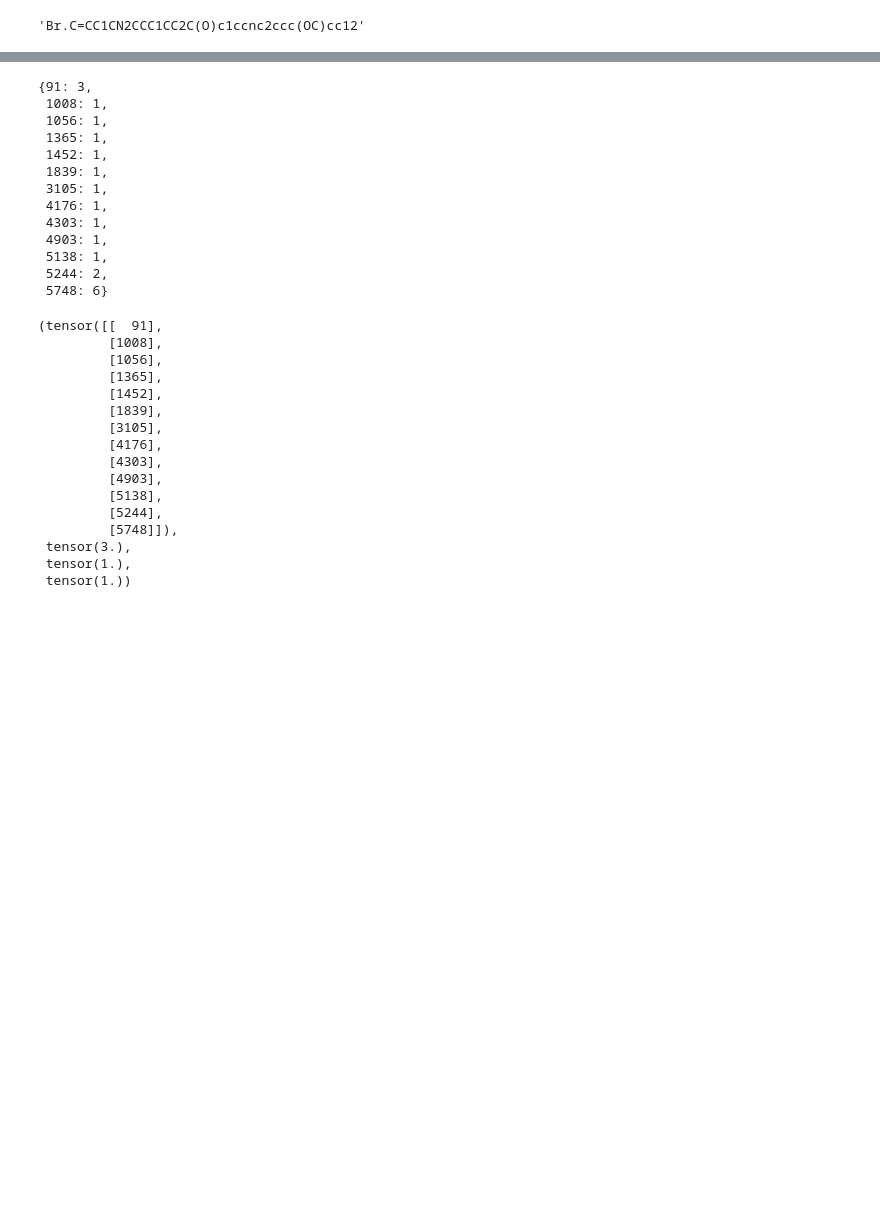
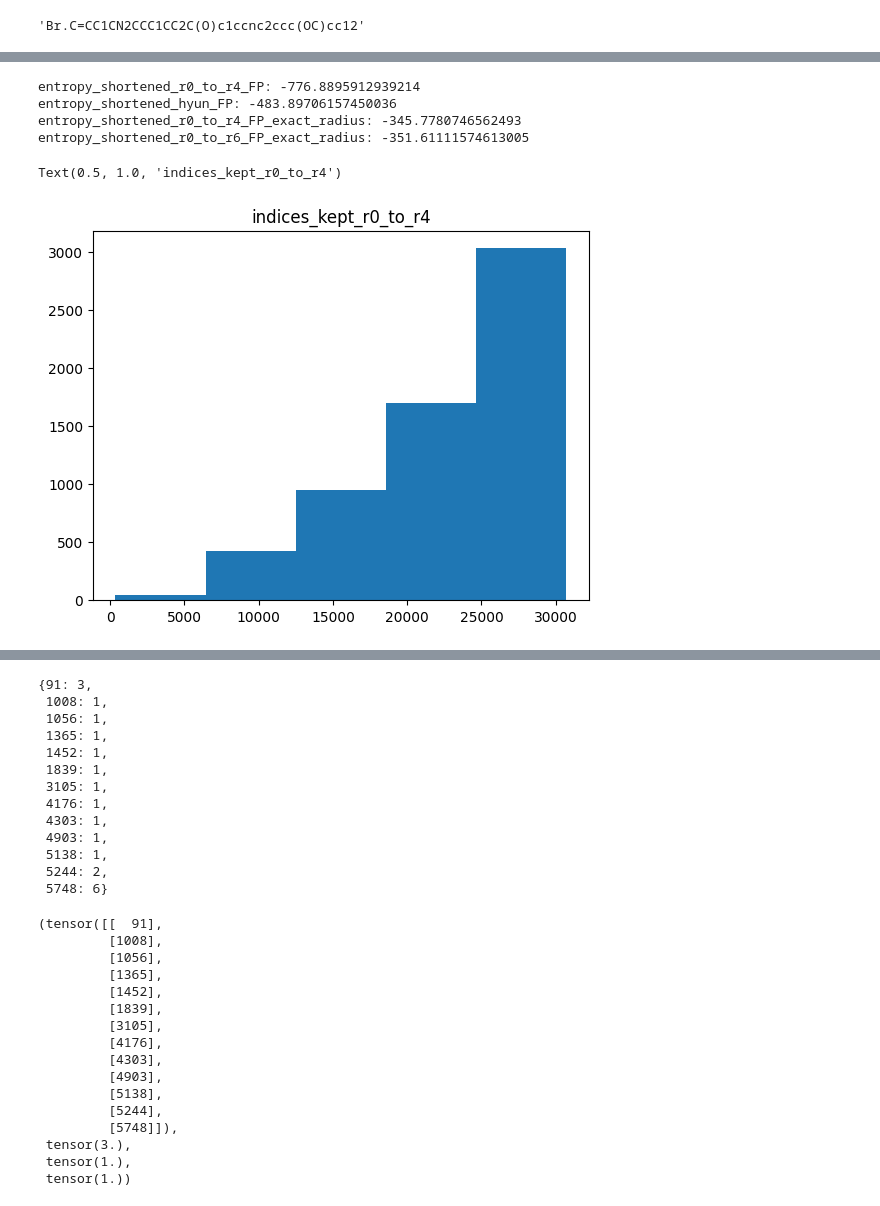
Before and after one commit to xwd0418/Spectre, a Jupyter notebook: notebooks/dataset_building/wangdong_inspect_current_6144r2_fp.ipynb, the cells around one changed output, grey strips where cells are left out. Saved outputs shown, nothing was run; the diff lists cells and outputs as text; code cells hidden in the pictures; blank space fills up the shorter version.

```diff
--- a/notebooks/dataset_building/wangdong_inspect_current_6144r2_fp.ipynb
+++ b/notebooks/dataset_building/wangdong_inspect_current_6144r2_fp.ipynb
@@ -100,12 +153,0 @@ for file in os.listdir(f"{path_dir}/HYUN_FP"):
-# %%
-def compute_entropy(data):
-    probability = data/len(smile)
-    entropy = (probability * np.log(np.clip(probability,1e-7 ,1)) )
-    return entropy
-
-def keep_smallest_entropy(data, size=6144):
-    entropy = compute_entropy(data)
-    indices_of_min_6144 = np.argsort(entropy)[:size]
-    # print(entropy, indices_of_min_6144)
-    total_entropy = entropy[indices_of_min_6144].sum()
-    return total_entropy, indices_of_min_6144
@@ -187,0 +176,15 @@ plt.title("sorted probability of activation in the ")
+# %%
+def compute_entropy(data, use_natural_log=False):
+    probability = data/len(smile)
+    if use_natural_log:
+        entropy = (probability * np.log(np.clip(probability,1e-7 ,1)) )
+    else:
+        entropy = (probability * np.log2(np.clip(probability,1e-7 ,1)) )
+    return entropy
+
+def keep_smallest_entropy(data, size=6144,  use_natural_log=False):
+    entropy = compute_entropy(data, use_natural_log)
+    indices_of_min_6144 = np.argsort(entropy)[:size]
+    # print(entropy, indices_of_min_6144)
+    total_entropy = entropy[indices_of_min_6144].sum()
+    return total_entropy, indices_of_min_6144
@@ -187,0 +233,19 @@ plt.title("sorted probability of activation in the ")
+# %%
+# print(f"entropy_hyun_fp: {entropy_hyun_fp}")
+# print(f"entropy_r2_fp: {entropy_r2_fp}")
+print(f"entropy_shortened_r0_to_r4_FP: {entropy_shortened_r0_to_r4_FP}")
+print(f"entropy_shortened_hyun_FP: {entropy_shortened_hyun_r4}")
+print(f"entropy_shortened_r0_to_r{num_plain_FPs-1}_FP_exact_radius: {entropy_shortened_r0_to_rEND_FP}")
+print(f"entropy_shortened_r0_to_r6_FP_exact_radius: {entropy_shortened_r0_to_r6_FP}")
+# %% [output]
+entropy_shortened_r0_to_r4_FP: -776.8895912939214
+entropy_shortened_hyun_FP: -483.89706157450036
+entropy_shortened_r0_to_r4_FP_exact_radius: -345.7780746562493
+entropy_shortened_r0_to_r6_FP_exact_radius: -351.61111574613005
+# %%
+from matplotlib import pyplot as plt
+plt.hist(indices_kept_r0_to_r4, bins=5)
+plt.title("indices_kept_r0_to_r4")
+# %% [output]
+Text(0.5, 1.0, 'indices_kept_r0_to_r4')
+[figure, added]
```
Also changed, not shown: parts of 45 cells of this notebook, 15 other files.
